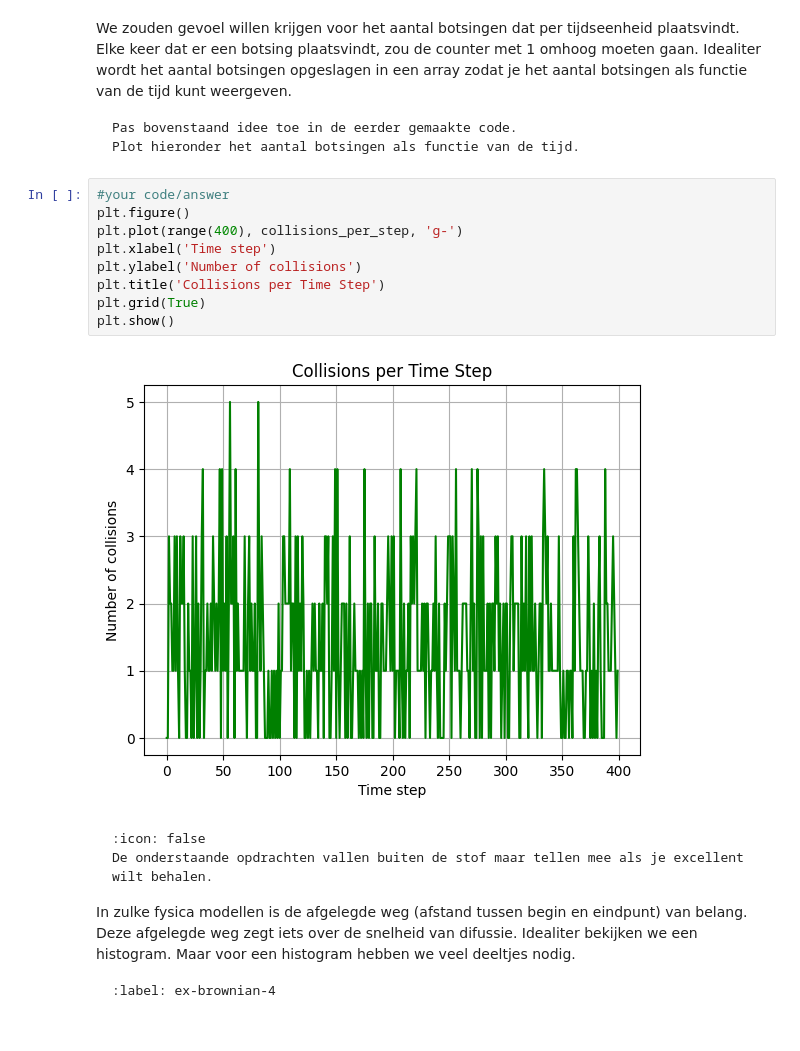
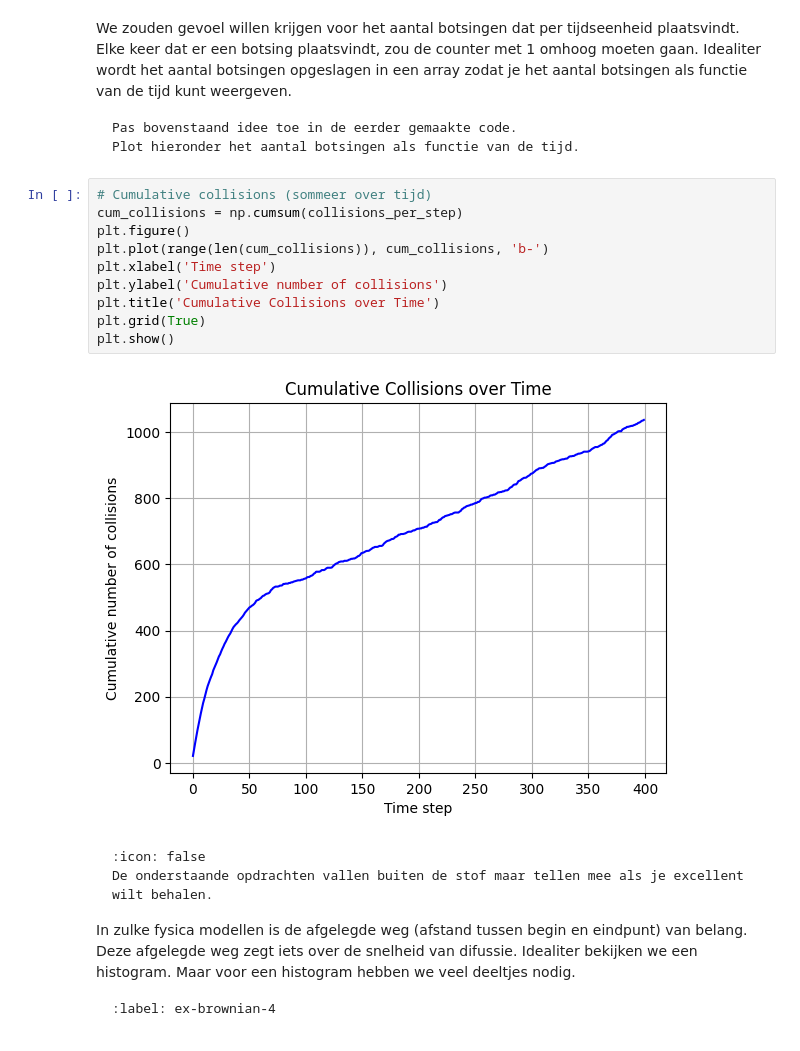
Before and after one commit to TijlGerritsen/Groep_1, a Jupyter notebook: Content/PySim/4_brownianmotion.ipynb, the cells around one changed output. Drawn from its saved outputs; the diff is of its cells as text.

````diff
--- a/Content/PySim/4_brownianmotion.ipynb
+++ b/Content/PySim/4_brownianmotion.ipynb
@@ -224,16 +224,17 @@ Pas bovenstaand idee toe in de eerder gemaakte code.
 Plot hieronder het aantal botsingen als functie van de tijd.
 ```
 # %%
-#your code/answer
+# Cumulative collisions (sommeer over tijd)
+cum_collisions = np.cumsum(collisions_per_step)
 plt.figure()
-plt.plot(range(400), collisions_per_step, 'g-')
+plt.plot(range(len(cum_collisions)), cum_collisions, 'b-')
 plt.xlabel('Time step')
-plt.ylabel('Number of collisions')
-plt.title('Collisions per Time Step')
+plt.ylabel('Cumulative number of collisions')
+plt.title('Cumulative Collisions over Time')
 plt.grid(True)
 plt.show()
 # %% [output]
-[figure, old version]
+[figure, new version]
 # %% [markdown]
 ```{warning} 🌶 Let op!
 :icon: false
````
Also changed, not shown: parts of 2 cells of this notebook, 1 other file.
